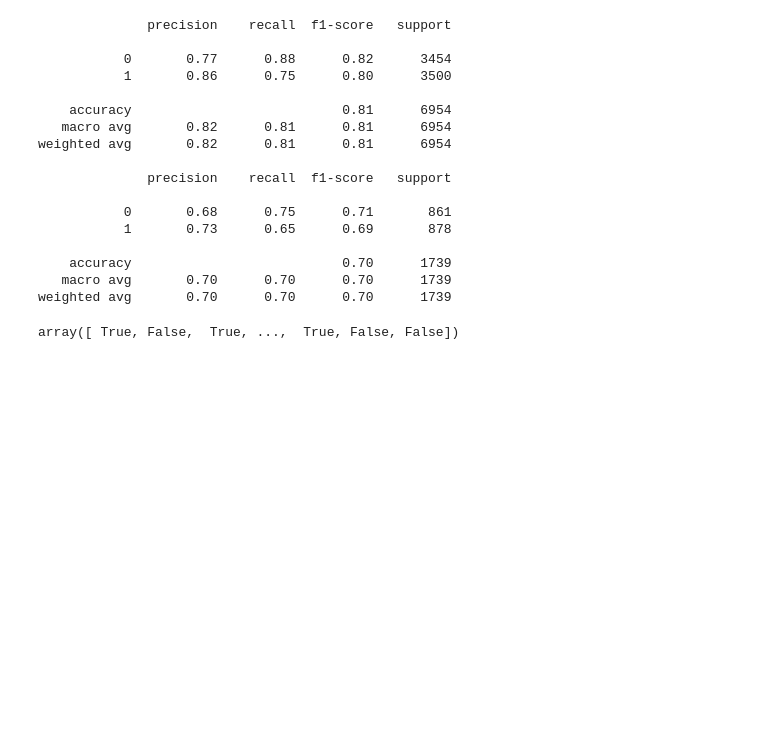
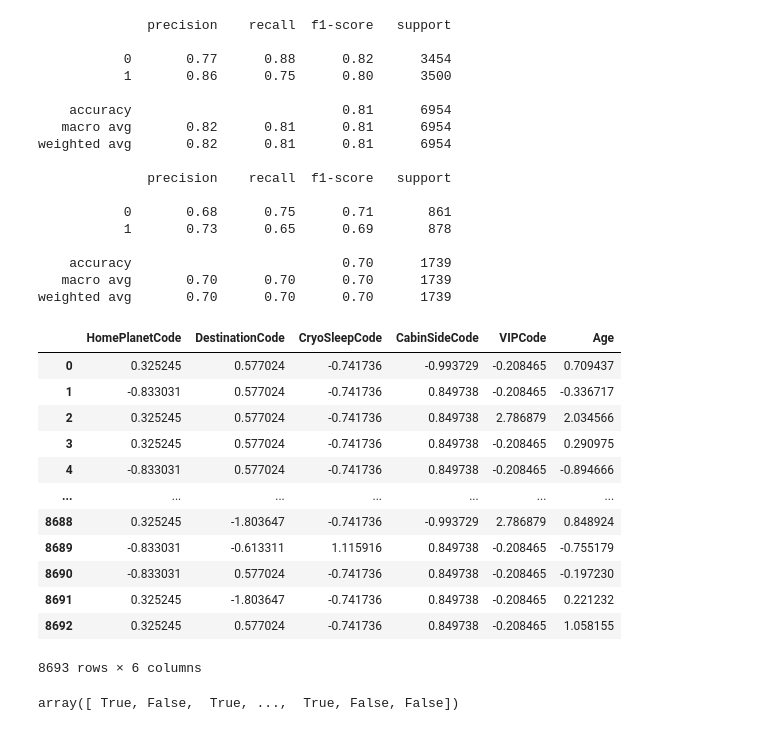
Before and after one commit to kartikgupta89/datascience-kaggle, a Jupyter notebook: c2-spaceship-titanic.ipynb, the cells around one changed output. Cells and saved outputs as stored; diff of their text form; code cells hidden in the pictures; blank space fills up the shorter version.

```diff
--- a/c2-spaceship-titanic.ipynb
+++ b/c2-spaceship-titanic.ipynb
@@ -387,4 +397,21 @@ weighted avg       0.82      0.81      0.81      6954
     accuracy                           0.70      1739
    macro avg       0.70      0.70      0.70      1739
 weighted avg       0.70      0.70      0.70      1739
+# %%
+X_scaled = pd.DataFrame(ss.fit_transform(X), columns = X.columns)
+X_scaled
+# %% [output]
+|  | HomePlanetCode | DestinationCode | CryoSleepCode | CabinSideCode | VIPCode | Age |
+| 0 | 0.325245 | 0.577024 | -0.741736 | -0.993729 | -0.208465 | 0.709437 |
+| 1 | -0.833031 | 0.577024 | -0.741736 | 0.849738 | -0.208465 | -0.336717 |
+| 2 | 0.325245 | 0.577024 | -0.741736 | 0.849738 | 2.786879 | 2.034566 |
+| 3 | 0.325245 | 0.577024 | -0.741736 | 0.849738 | -0.208465 | 0.290975 |
+| 4 | -0.833031 | 0.577024 | -0.741736 | 0.849738 | -0.208465 | -0.894666 |
+| ... | ... | ... | ... | ... | ... | ... |
+| 8688 | 0.325245 | -1.803647 | -0.741736 | -0.993729 | 2.786879 | 0.848924 |
+| 8689 | -0.833031 | -0.613311 | 1.115916 | 0.849738 | -0.208465 | -0.755179 |
+| 8690 | -0.833031 | 0.577024 | -0.741736 | 0.849738 | -0.208465 | -0.197230 |
+| 8691 | 0.325245 | -1.803647 | -0.741736 | 0.849738 | -0.208465 | 0.221232 |
+| 8692 | 0.325245 | 0.577024 | -0.741736 | 0.849738 | -0.208465 | 1.058155 |
+8693 rows × 6 columns
 # %%
```
Also changed, not shown: parts of 3 cells of this notebook.
